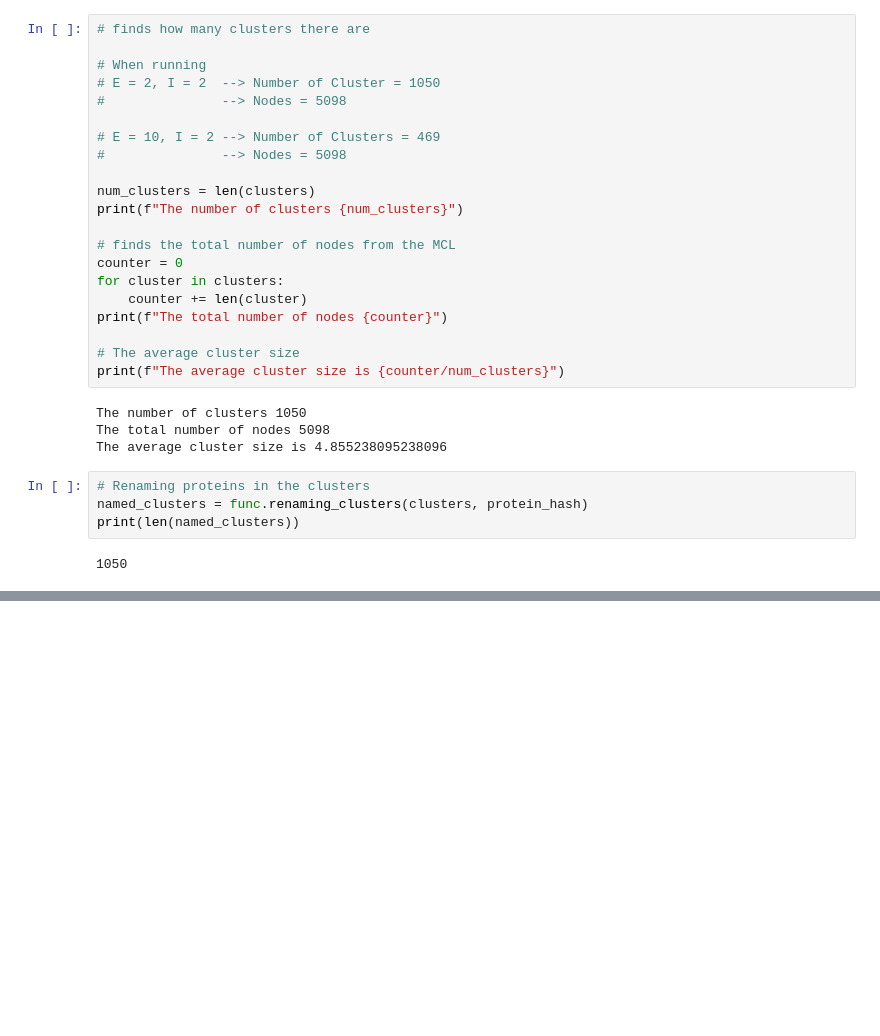
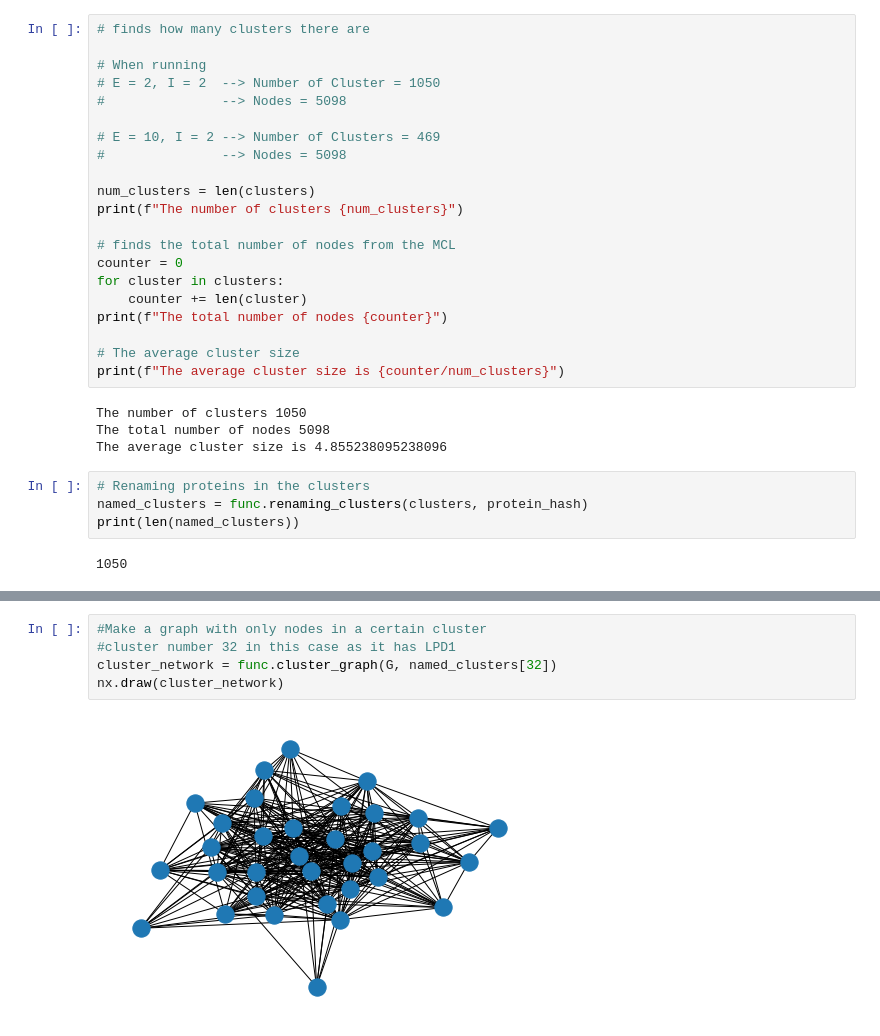
Before and after one commit to eluo2527/MATH_BCMB_3888, a Jupyter notebook: main.ipynb, the cells around one changed output, grey strips where cells are left out. Cells and saved outputs as stored; diff of their text form; blank space fills up the shorter version.

```diff
--- a/main.ipynb
+++ b/main.ipynb
@@ -109,0 +127,7 @@ nx.draw_networkx_edge_labels(weighted_network, pos, edge_labels=labels)
+# %%
+#Make a graph with only nodes in a certain cluster
+#cluster number 32 in this case as it has LPD1
+cluster_network = func.cluster_graph(G, named_clusters[32])
+nx.draw(cluster_network)
+# %% [output]
+[figure, added]
```
Also changed, not shown: parts of 6 cells of this notebook, 1 other file.
